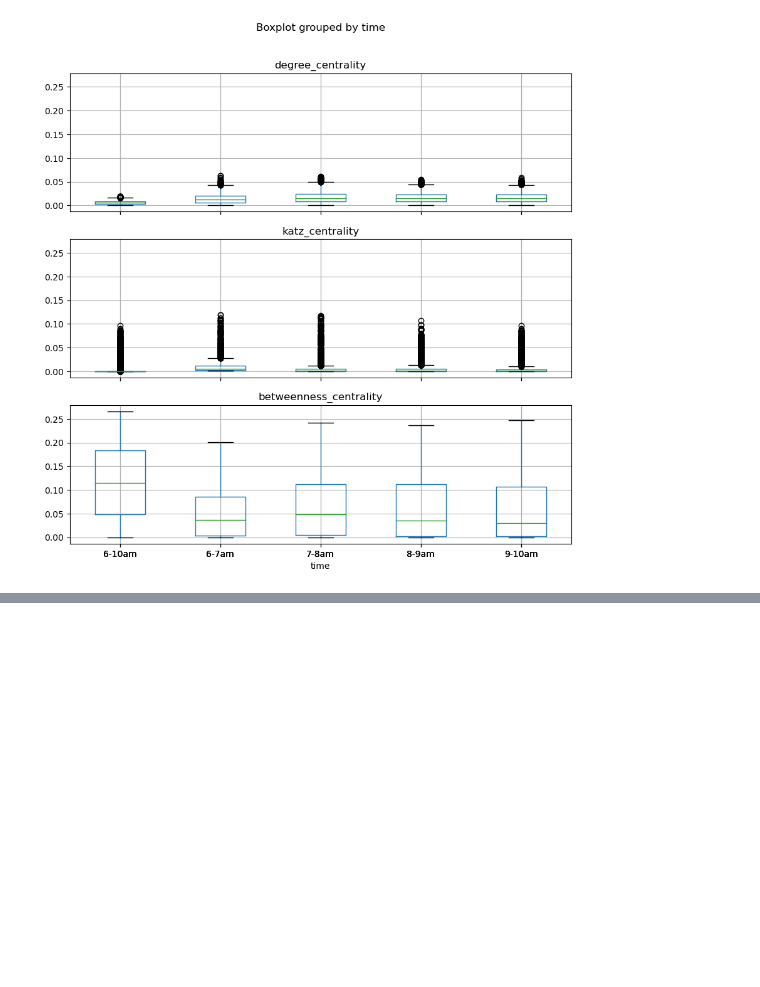
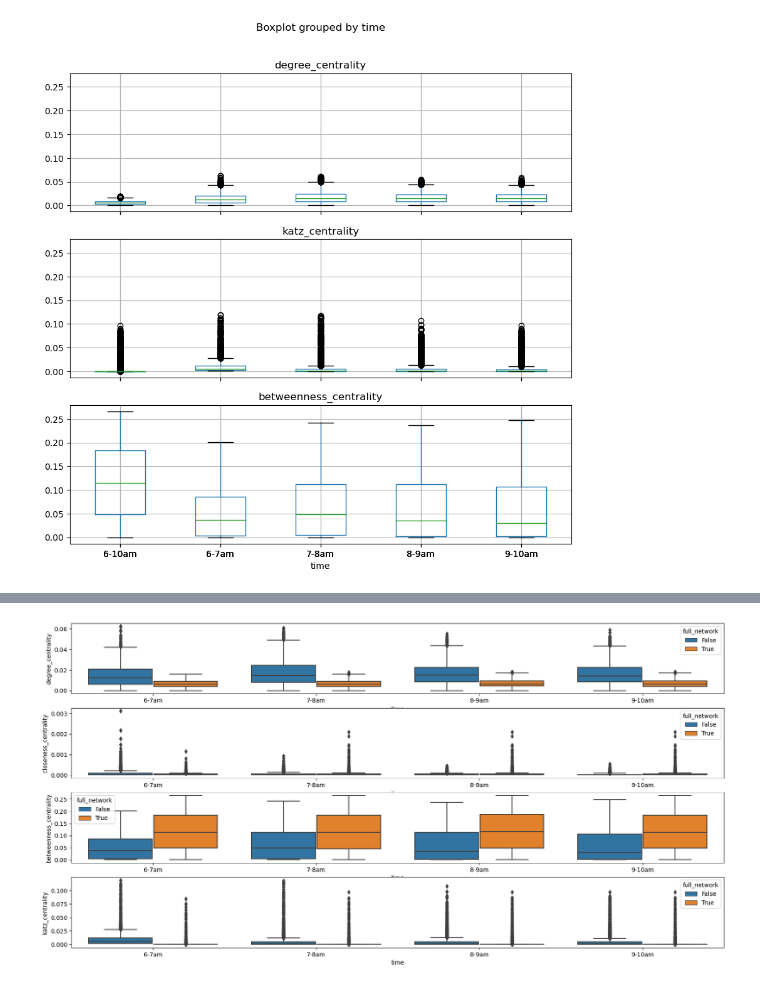
Before and after one commit to TIVV424/SPMoD, a Jupyter notebook: code_2024/benchmark/work_place.ipynb, the cells around one changed output, grey strips where cells are left out. Saved outputs shown, nothing was run; the diff lists cells and outputs as text; code cells hidden in the pictures; blank space fills up the shorter version.

```diff
--- a/code_2024/benchmark/work_place.ipynb
+++ b/code_2024/benchmark/work_place.ipynb
@@ -78,0 +241,10 @@ plt.show()
+# %%
+figure, axes = plt.subplots(4, 1, figsize=(20, 10))
+axes = axes.flatten()
+sns.boxplot(x="time", y="degree_centrality", data=df_all_new, hue='full_network', ax=axes[0])
+sns.boxplot(x="time", y="closeness_centrality", data=df_all_new, hue='full_network',  ax=axes[1])
+sns.boxplot(x="time", y="betweenness_centrality", data=df_all_new, hue='full_network', ax=axes[2])
+sns.boxplot(x="time", y="katz_centrality", data=df_all_new, hue='full_network', ax=axes[3])
+plt.show()
+# %% [output]
+[figure, added]
```
Also changed, not shown: parts of 15 cells of this notebook, 1 other file.
